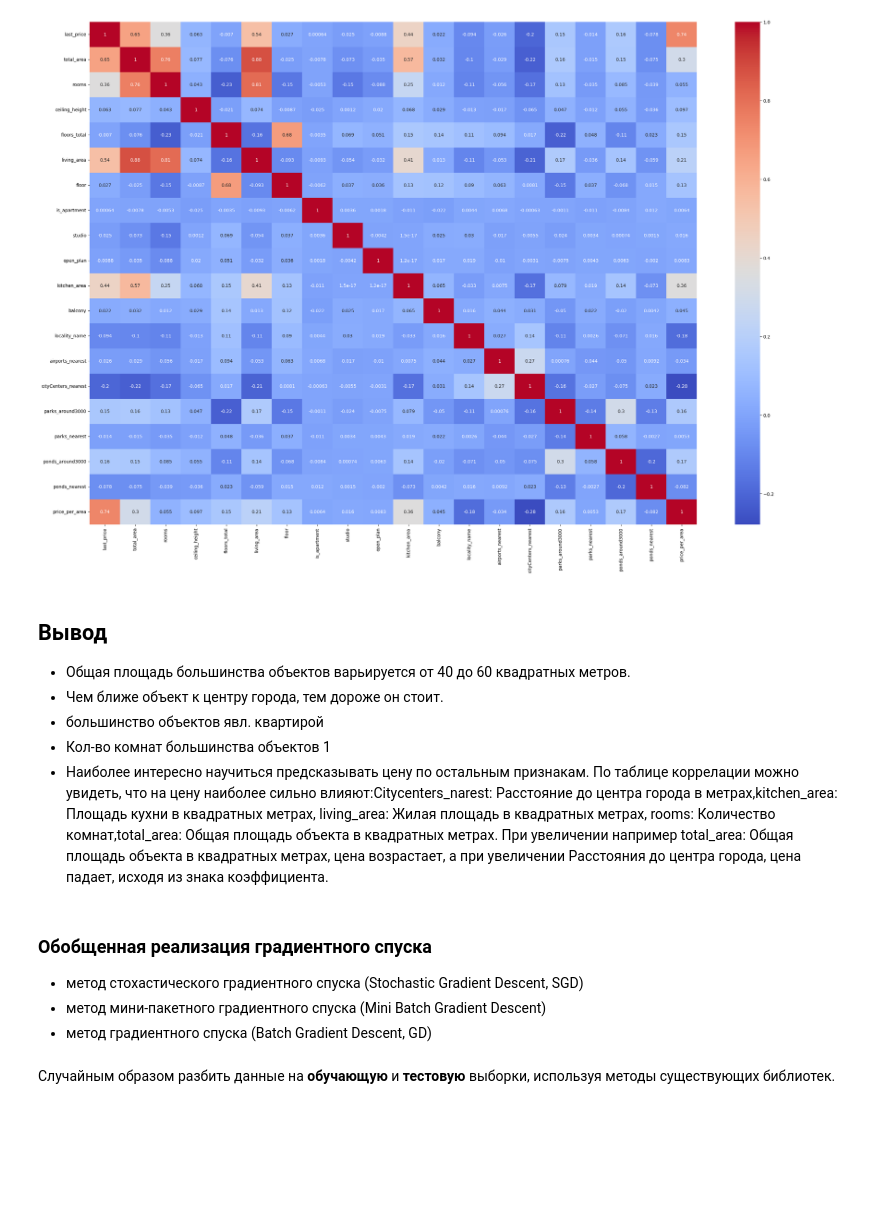
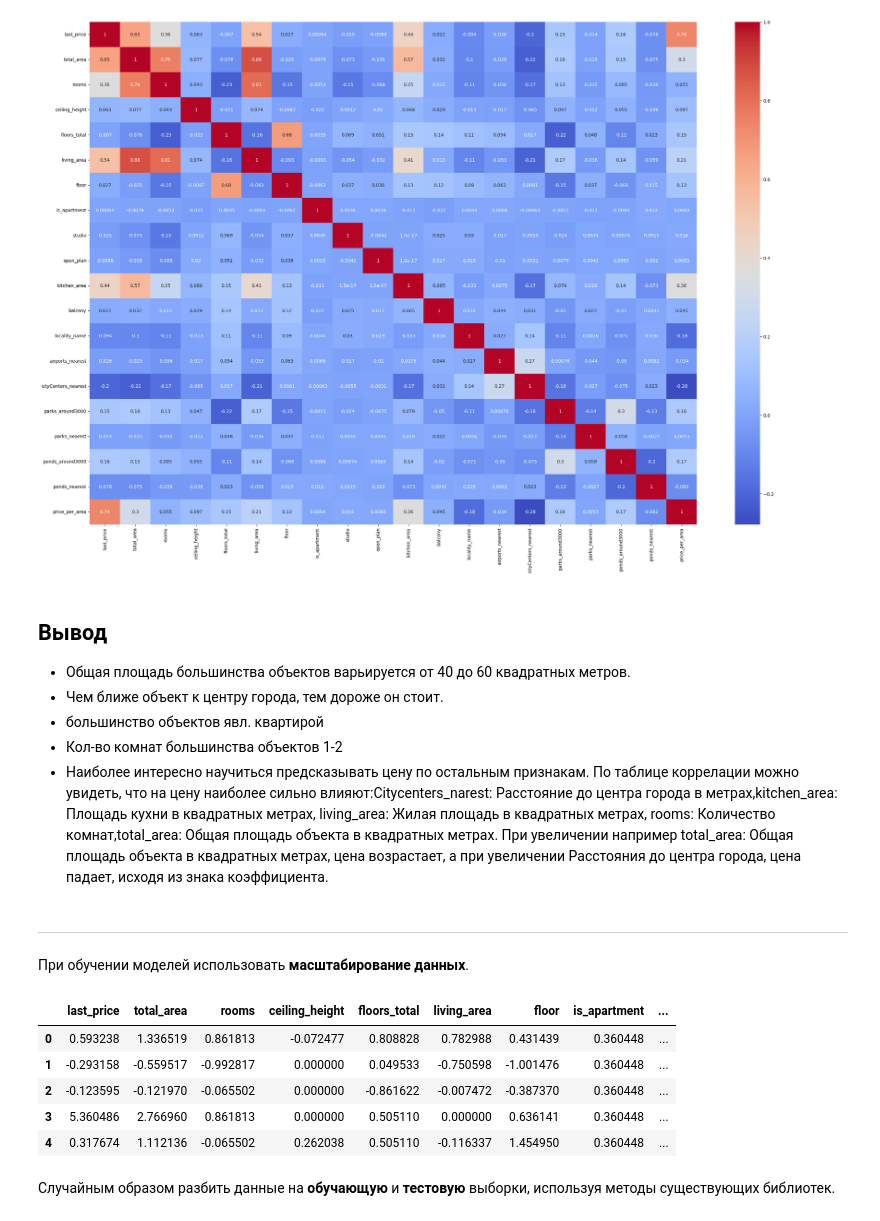
Before and after one commit to sabahoth01/Machine-learning-tasks, a Jupyter notebook: task2.ipynb, the cells around one changed output. Drawn from its saved outputs; the diff is of its cells as text; code cells hidden in the pictures; blank space fills up the shorter version.

```diff
--- a/task2.ipynb
+++ b/task2.ipynb
@@ -216,10 +258,5 @@ plt.show()
 * Общая площадь большинства объектов варьируется от 40 до 60 квадратных метров.
 * Чем ближе объект к центру города, тем дороже он стоит.
 * большинство объектов явл. квартирой
-* Кол-во комнат большинства объектов 1
+* Кол-во комнат большинства объектов 1-2
 * Наиболее интересно научиться предсказывать цену по остальным признакам. По таблице коррелации можно увидеть, что на цену  наиболее сильно влияют:Citycenters_narest: Расстояние до центра города в метрах,kitchen_area: Площадь кухни в квадратных метрах, living_area: Жилая площадь в квадратных метрах, rooms: Количество комнат,total_area: Общая площадь объекта в квадратных метрах. При увеличении например total_area: Общая площадь объекта в квадратных метрах, цена возрастает, а при увеличении Расстояния до центра города, цена падает, исходя из знака коэффициента.
-# %% [markdown]
-### Обобщенная реализация градиентного спуска
-- метод стохастического градиентного спуска (Stochastic Gradient Descent, SGD)
-- метод мини-пакетного градиентного спуска (Mini Batch Gradient Descent)
-- метод градиентного спуска (Batch Gradient Descent, GD)
@@ -307,3 +263,18 @@ class Model:
+# %% [markdown]
+------------------------------------------------------------
+# %% [markdown]
+При обучении моделей использовать **масштабирование данных**.
+# %%
+scaler = StandardScaler()
+cleaned_data = pd.DataFrame(scaler.fit_transform(cleaned_data), columns=cleaned_data.columns)
+cleaned_data.head()
+# %% [output]
+|  | last_price | total_area | rooms | ceiling_height | floors_total | living_area | floor | is_apartment | ... |
+| 0 | 0.593238 | 1.336519 | 0.861813 | -0.072477 | 0.808828 | 0.782988 | 0.431439 | 0.360448 | ... |
+| 1 | -0.293158 | -0.559517 | -0.992817 | 0.000000 | 0.049533 | -0.750598 | -1.001476 | 0.360448 | ... |
+| 2 | -0.123595 | -0.121970 | -0.065502 | 0.000000 | -0.861622 | -0.007472 | -0.387370 | 0.360448 | ... |
+| 3 | 5.360486 | 2.766960 | 0.861813 | 0.000000 | 0.505110 | 0.000000 | 0.636141 | 0.360448 | ... |
+| 4 | 0.317674 | 1.112136 | -0.065502 | 0.262038 | 0.505110 | -0.116337 | 1.454950 | 0.360448 | ... |
 # %% [markdown]
 Случайным образом разбить данные на **обучающую** и **тестовую** выборки, используя методы существующих библиотек.
 # %%
```
Also changed, not shown: parts of 34 cells of this notebook.
